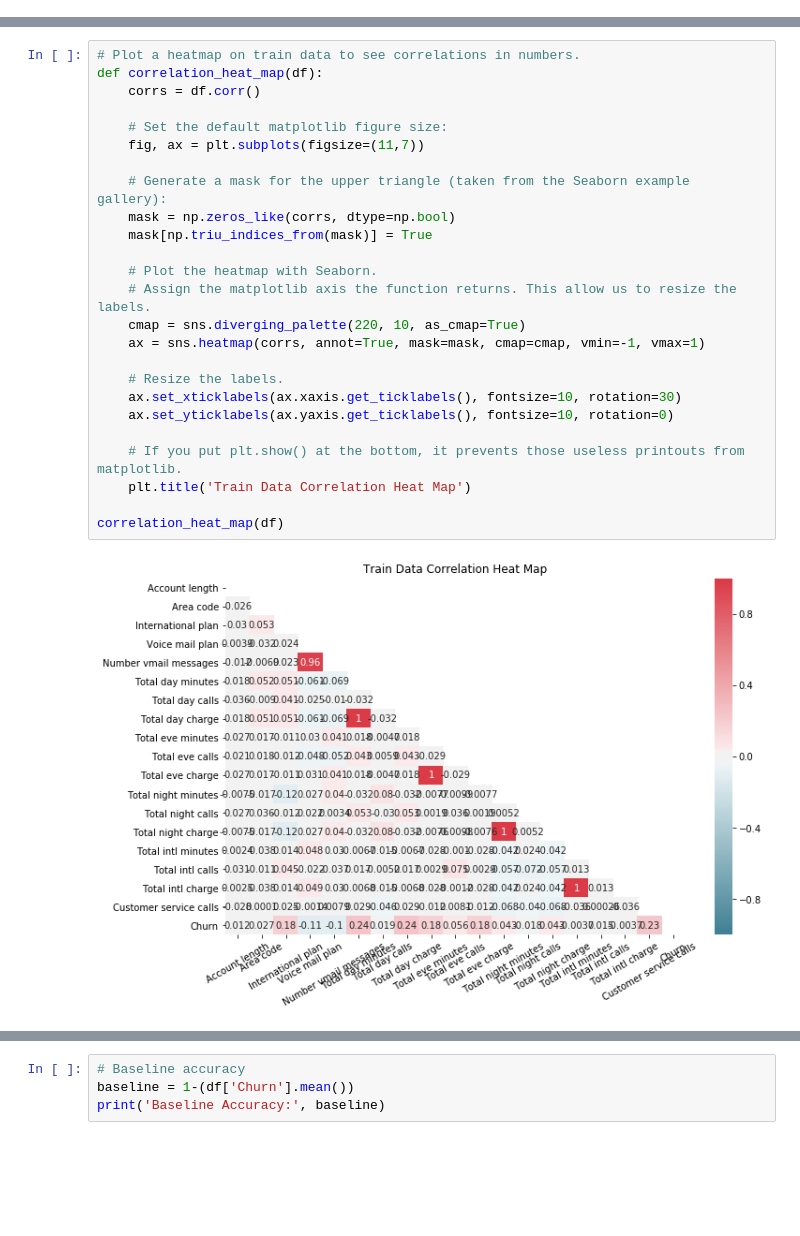
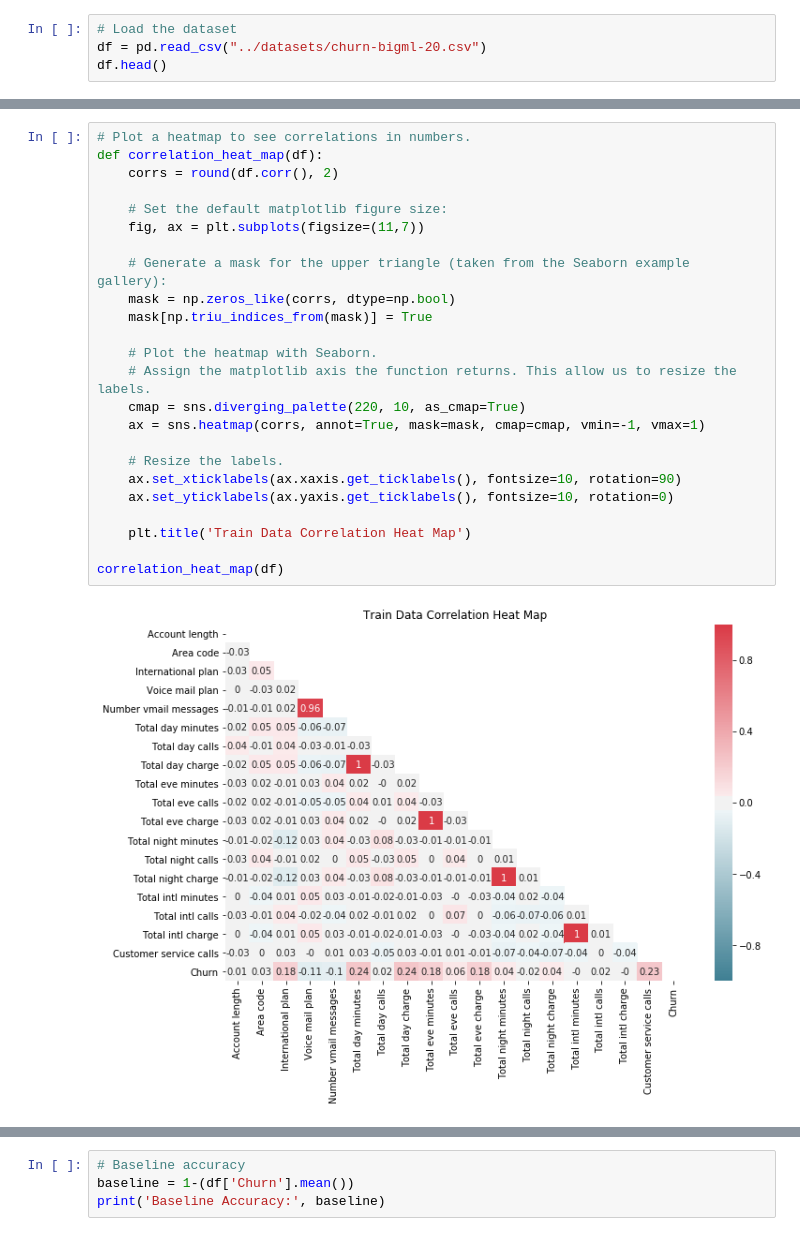
Before and after one commit to jyp91/Project_5_mobile-madness, a Jupyter notebook: code/team-mobile-madness_jp.ipynb, the cells around one changed output, grey strips where cells are left out. Saved outputs shown, nothing was run; the diff lists cells and outputs as text; blank space fills up the shorter version.

```diff
--- a/code/team-mobile-madness_jp.ipynb
+++ b/code/team-mobile-madness_jp.ipynb
@@ -19,0 +40,4 @@ df = pd.read_csv("../dataset/churn-bigml-20.csv")
+# %%
+# Load the dataset
+df = pd.read_csv("../datasets/churn-bigml-20.csv")
+df.head()
@@ -61,27 +89,26 @@ Name: Customer service calls, dtype: int64
 # %%
-# Plot a heatmap on train data to see correlations in numbers.
+# Plot a heatmap to see correlations in numbers.
 def correlation_heat_map(df):
-    corrs = df.corr()
+    corrs = round(df.corr(), 2)
 
     # Set the default matplotlib figure size:
     fig, ax = plt.subplots(figsize=(11,7))
 
     # Generate a mask for the upper triangle (taken from the Seaborn example gallery):
     mask = np.zeros_like(corrs, dtype=np.bool)
     mask[np.triu_indices_from(mask)] = True
 
     # Plot the heatmap with Seaborn.
     # Assign the matplotlib axis the function returns. This allow us to resize the labels.
     cmap = sns.diverging_palette(220, 10, as_cmap=True)
     ax = sns.heatmap(corrs, annot=True, mask=mask, cmap=cmap, vmin=-1, vmax=1)
 
     # Resize the labels.
-    ax.set_xticklabels(ax.xaxis.get_ticklabels(), fontsize=10, rotation=30)
+    ax.set_xticklabels(ax.xaxis.get_ticklabels(), fontsize=10, rotation=90)
     ax.set_yticklabels(ax.yaxis.get_ticklabels(), fontsize=10, rotation=0)
 
-    # If you put plt.show() at the bottom, it prevents those useless printouts from matplotlib.
     plt.title('Train Data Correlation Heat Map')
 
 correlation_heat_map(df)
 # %% [output]
-[figure, old version]
+[figure, new version]
```
Also changed, not shown: parts of 34 cells of this notebook.
